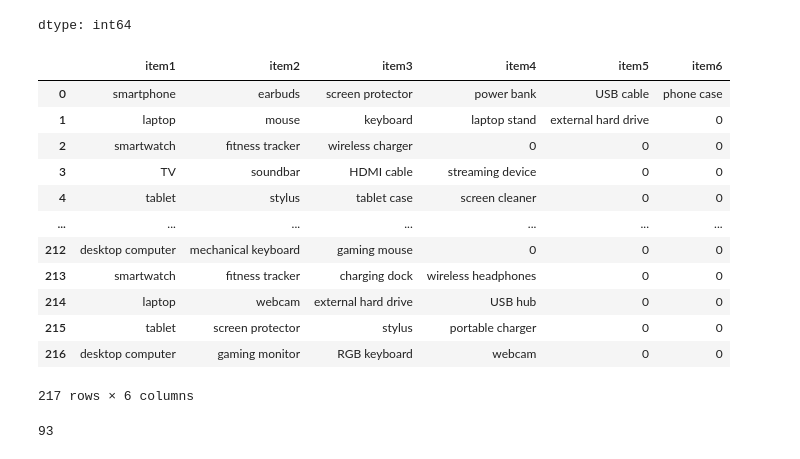
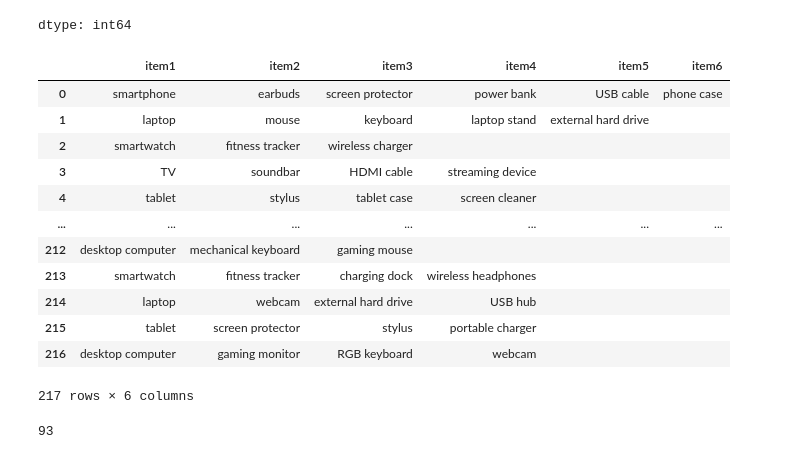
Before and after one commit to MBUYt0n/ada, a Jupyter notebook: ADA_Worksheet_C/Worksheet_C.ipynb, the cells around one changed output. Cells and saved outputs as stored; diff of their text form; code cells hidden in the pictures.

```diff
--- a/ADA_Worksheet_C/Worksheet_C.ipynb
+++ b/ADA_Worksheet_C/Worksheet_C.ipynb
@@ -112,21 +112,21 @@ df.isna().sum()
 | item6 | 215 |
 dtype: int64
 # %%
-df.fillna(0, axis=1, inplace=True)
+df.fillna("", axis=1, inplace=True)
 df
 # %% [output]
 |  | item1 | item2 | item3 | item4 | item5 | item6 |
 | 0 | smartphone | earbuds | screen protector | power bank | USB cable | phone case |
-| 1 | laptop | mouse | keyboard | laptop stand | external hard drive | 0 |
-| 2 | smartwatch | fitness tracker | wireless charger | 0 | 0 | 0 |
-| 3 | TV | soundbar | HDMI cable | streaming device | 0 | 0 |
-| 4 | tablet | stylus | tablet case | screen cleaner | 0 | 0 |
+| 1 | laptop | mouse | keyboard | laptop stand | external hard drive |  |
+| 2 | smartwatch | fitness tracker | wireless charger |  |  |  |
+| 3 | TV | soundbar | HDMI cable | streaming device |  |  |
+| 4 | tablet | stylus | tablet case | screen cleaner |  |  |
 | ... | ... | ... | ... | ... | ... | ... |
-| 212 | desktop computer | mechanical keyboard | gaming mouse | 0 | 0 | 0 |
-| 213 | smartwatch | fitness tracker | charging dock | wireless headphones | 0 | 0 |
-| 214 | laptop | webcam | external hard drive | USB hub | 0 | 0 |
-| 215 | tablet | screen protector | stylus | portable charger | 0 | 0 |
-| 216 | desktop computer | gaming monitor | RGB keyboard | webcam | 0 | 0 |
+| 212 | desktop computer | mechanical keyboard | gaming mouse |  |  |  |
+| 213 | smartwatch | fitness tracker | charging dock | wireless headphones |  |  |
+| 214 | laptop | webcam | external hard drive | USB hub |  |  |
+| 215 | tablet | screen protector | stylus | portable charger |  |  |
+| 216 | desktop computer | gaming monitor | RGB keyboard | webcam |  |  |
 217 rows × 6 columns
 # %%
 import numpy as np
```
Also changed, not shown: parts of 10 cells of this notebook.
